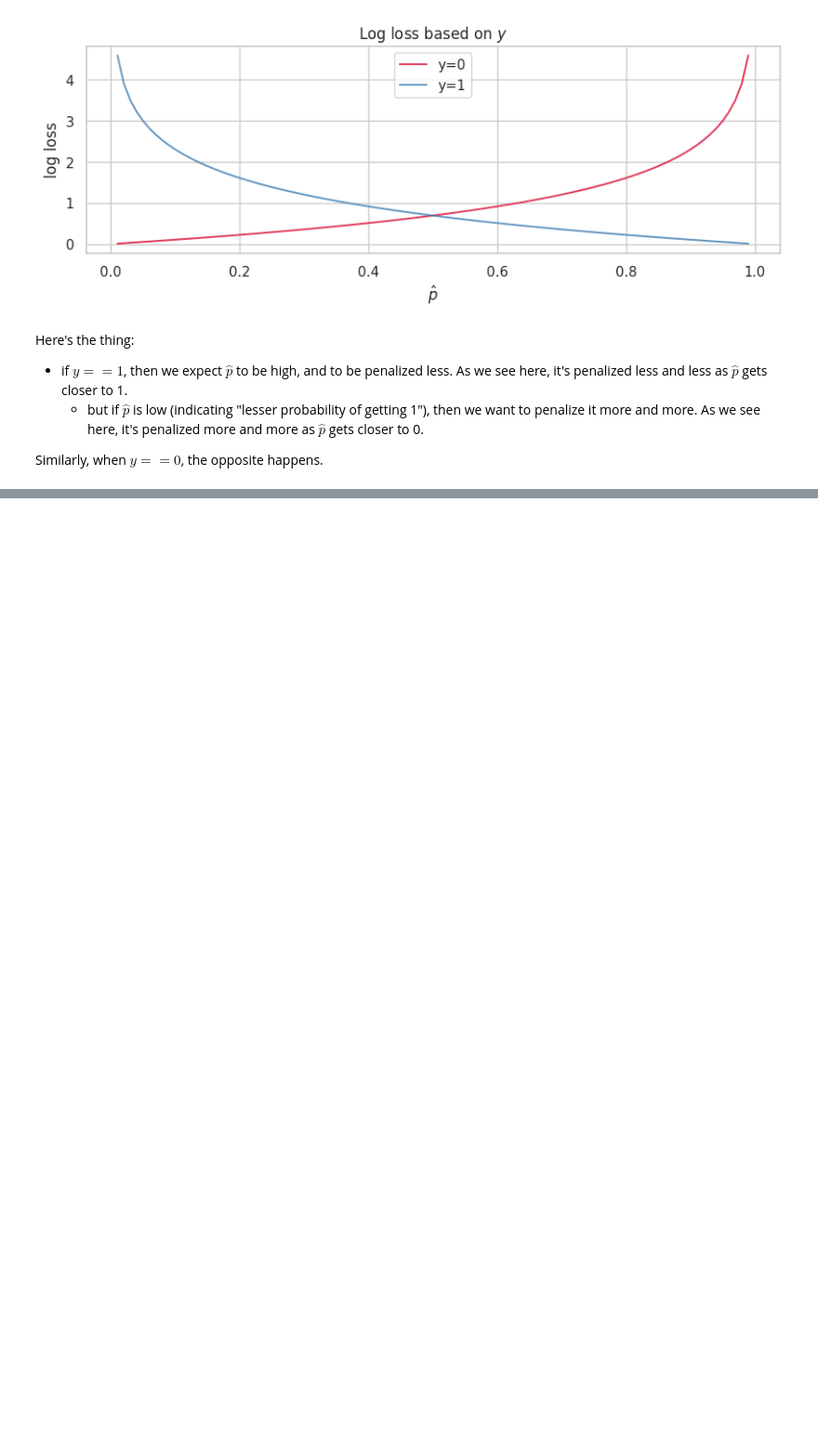
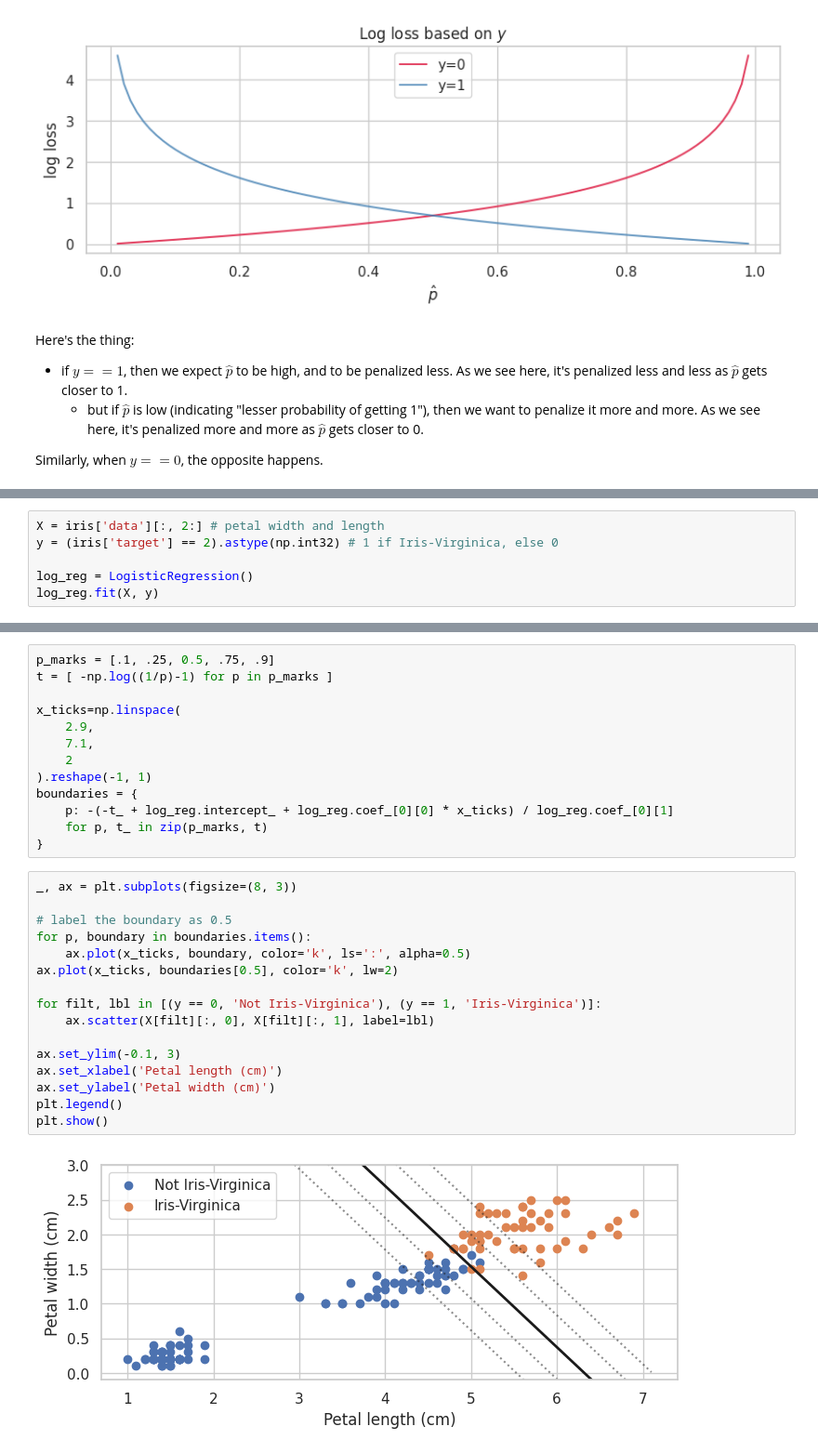
Before and after one commit to mshajarrazip/ML-Algorithm-Study, a Jupyter notebook: logistic-regression.ipynb, the cells around one changed output, grey strips where cells are left out. Shown at 93% size. Drawn from its saved outputs; the diff is of its cells as text; blank space fills up the shorter version.

```diff
--- a/logistic-regression.ipynb
+++ b/logistic-regression.ipynb
@@ -106,0 +128,6 @@ y = (iris["target"] == 2).astype(np.int) # 1 if Iris-Virginica, else 0
+# %%
+X = iris['data'][:, 2:] # petal width and length
+y = (iris['target'] == 2).astype(np.int32) # 1 if Iris-Virginica, else 0
+
+log_reg = LogisticRegression()
+log_reg.fit(X, y)
@@ -106,0 +154,31 @@ y = (iris["target"] == 2).astype(np.int) # 1 if Iris-Virginica, else 0
+# %%
+p_marks = [.1, .25, 0.5, .75, .9]
+t = [ -np.log((1/p)-1) for p in p_marks ]
+
+x_ticks=np.linspace(
+    2.9,
+    7.1,
+    2
+).reshape(-1, 1)
+boundaries = {
+    p: -(-t_ + log_reg.intercept_ + log_reg.coef_[0][0] * x_ticks) / log_reg.coef_[0][1]
+    for p, t_ in zip(p_marks, t)
+}
+# %%
+_, ax = plt.subplots(figsize=(8, 3))
+
+# label the boundary as 0.5
+for p, boundary in boundaries.items():
+    ax.plot(x_ticks, boundary, color='k', ls=':', alpha=0.5)
+ax.plot(x_ticks, boundaries[0.5], color='k', lw=2)
+
+for filt, lbl in [(y == 0, 'Not Iris-Virginica'), (y == 1, 'Iris-Virginica')]:
+    ax.scatter(X[filt][:, 0], X[filt][:, 1], label=lbl)
+
+ax.set_ylim(-0.1, 3)
+ax.set_xlabel('Petal length (cm)')
+ax.set_ylabel('Petal width (cm)')
+plt.legend()
+plt.show()
+# %% [output]
+[figure, added]
```
Also changed, not shown: parts of 8 cells of this notebook.
